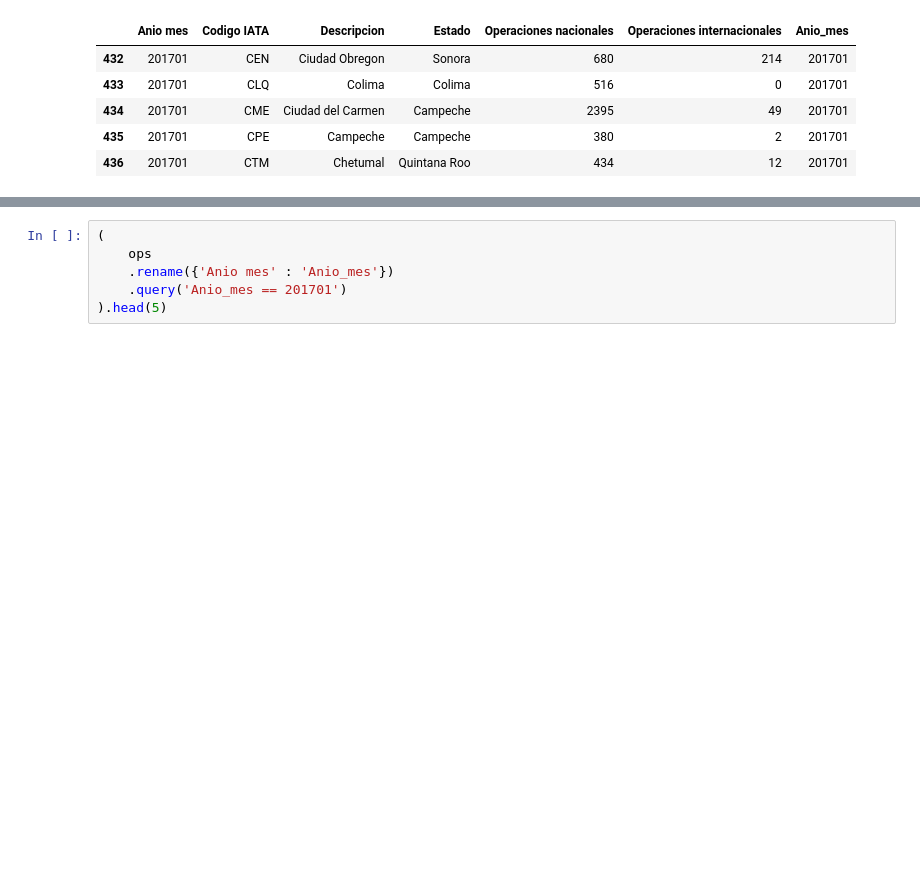
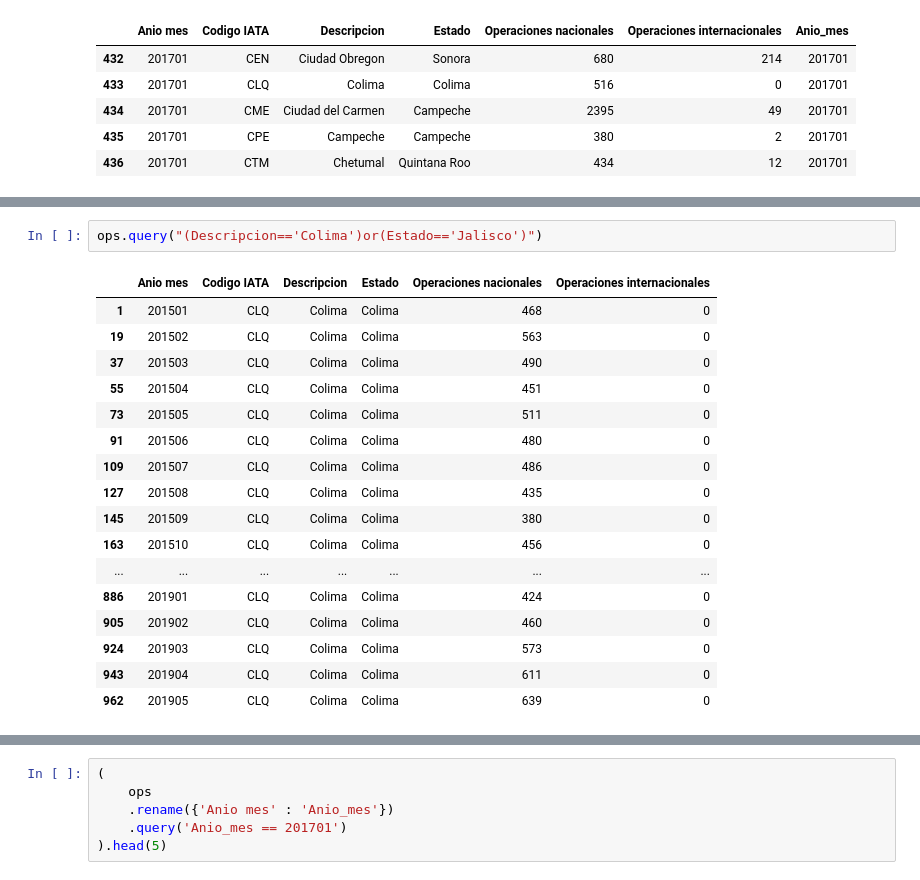
Before and after one commit to FranckEnriquez/DataLab_Community, a Jupyter notebook: Python/Introduction/codes/Data_Manipulation/Data_MTA.ipynb, the cells around one changed output, grey strips where cells are left out. Drawn from its saved outputs; the diff is of its cells as text; blank space fills up the shorter version.

```diff
--- a/Python/Introduction/codes/Data_Manipulation/Data_MTA.ipynb
+++ b/Python/Introduction/codes/Data_Manipulation/Data_MTA.ipynb
@@ -677,0 +731,20 @@ ops[ops['Anio mes'] == 201701].head(5)
+# %%
+ops.query("(Descripcion=='Colima')or(Estado=='Jalisco')")
+# %% [output]
+|  | Anio mes | Codigo IATA | Descripcion | Estado | Operaciones nacionales | Operaciones internacionales |
+| 1 | 201501 | CLQ | Colima | Colima | 468 | 0 |
+| 19 | 201502 | CLQ | Colima | Colima | 563 | 0 |
+| 37 | 201503 | CLQ | Colima | Colima | 490 | 0 |
+| 55 | 201504 | CLQ | Colima | Colima | 451 | 0 |
+| 73 | 201505 | CLQ | Colima | Colima | 511 | 0 |
+| 91 | 201506 | CLQ | Colima | Colima | 480 | 0 |
+| 109 | 201507 | CLQ | Colima | Colima | 486 | 0 |
+| 127 | 201508 | CLQ | Colima | Colima | 435 | 0 |
+| 145 | 201509 | CLQ | Colima | Colima | 380 | 0 |
+| 163 | 201510 | CLQ | Colima | Colima | 456 | 0 |
+| ... | ... | ... | ... | ... | ... | ... |
+| 886 | 201901 | CLQ | Colima | Colima | 424 | 0 |
+| 905 | 201902 | CLQ | Colima | Colima | 460 | 0 |
+| 924 | 201903 | CLQ | Colima | Colima | 573 | 0 |
+| 943 | 201904 | CLQ | Colima | Colima | 611 | 0 |
+| 962 | 201905 | CLQ | Colima | Colima | 639 | 0 |
```
Also changed, not shown: parts of 8 cells of this notebook, 5 other files.
